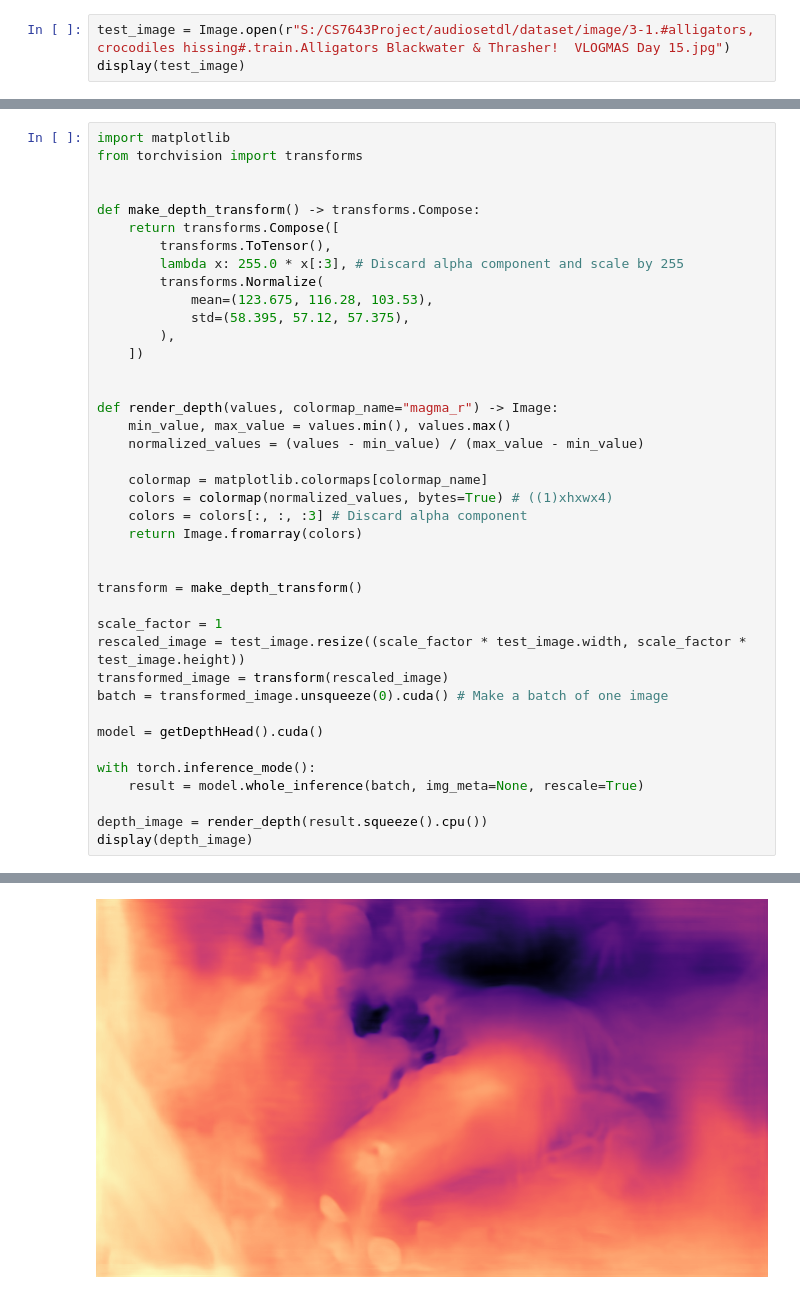
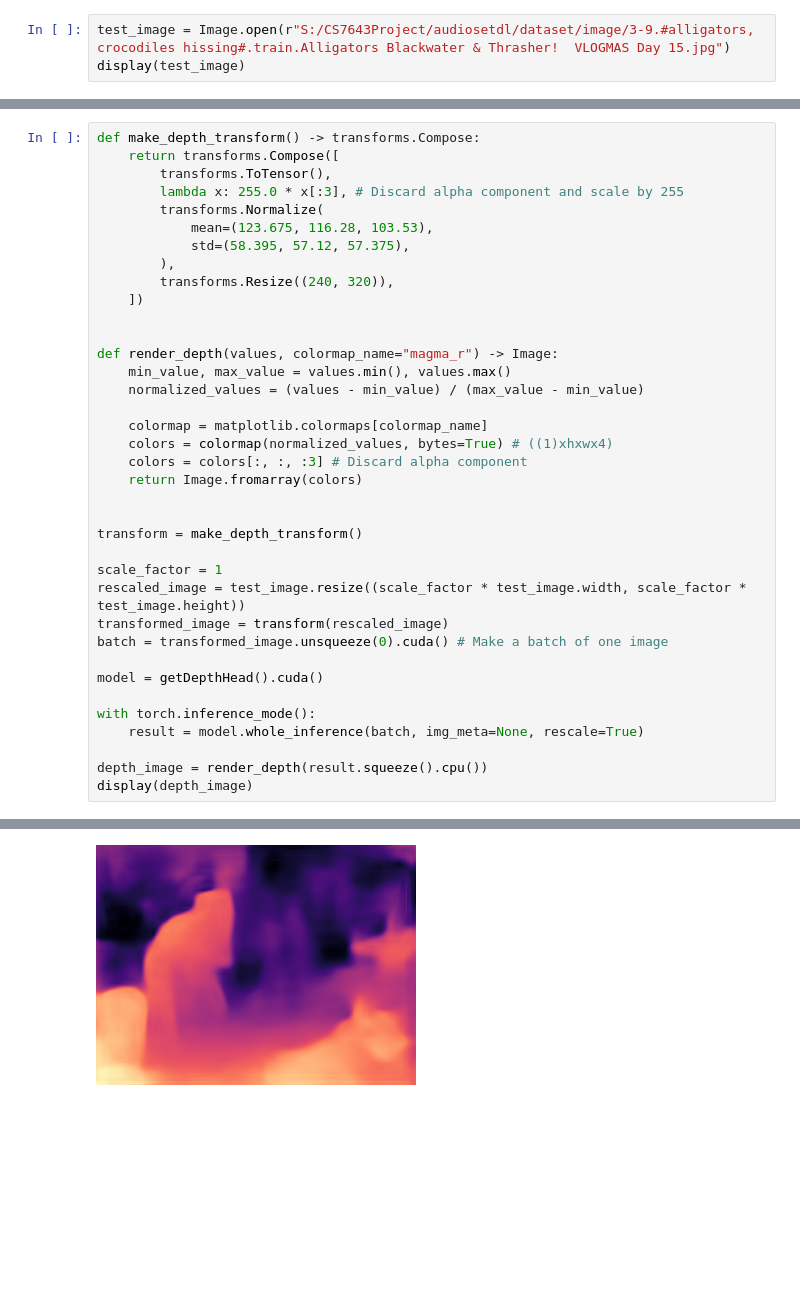
Before and after one commit to Lapernum/IM4WAV, a Jupyter notebook: model/layer/test.ipynb, the cells around one changed output, grey strips where cells are left out. Saved outputs shown, nothing was run; the diff lists cells and outputs as text; blank space fills up the shorter version.

```diff
--- a/model/layer/test.ipynb
+++ b/model/layer/test.ipynb
@@ -7,6 +9,6 @@ from depth import getDepthHead
 from segmentation import getSegmentationHead, getSegmentationModel
 from mmseg.apis import inference_segmentor
 # %%
-test_image = Image.open(r"S:/CS7643Project/audiosetdl/dataset/image/3-1.#alligators, crocodiles hissing#.train.Alligators Blackwater & Thrasher!  VLOGMAS Day 15.jpg")
+test_image = Image.open(r"S:/CS7643Project/audiosetdl/dataset/image/3-9.#alligators, crocodiles hissing#.train.Alligators Blackwater & Thrasher!  VLOGMAS Day 15.jpg")
 display(test_image)
 # %% [output]
@@ -14,8 +16,4 @@ display(test_image)
 # %%
-import matplotlib
-from torchvision import transforms
-
-
 def make_depth_transform() -> transforms.Compose:
     return transforms.Compose([
         transforms.ToTensor(),
@@ -24,37 +22,38 @@ def make_depth_transform() -> transforms.Compose:
             mean=(123.675, 116.28, 103.53),
             std=(58.395, 57.12, 57.375),
         ),
+        transforms.Resize((240, 320)),
     ])
 
 
 def render_depth(values, colormap_name="magma_r") -> Image:
     min_value, max_value = values.min(), values.max()
     normalized_values = (values - min_value) / (max_value - min_value)
 
     colormap = matplotlib.colormaps[colormap_name]
     colors = colormap(normalized_values, bytes=True) # ((1)xhxwx4)
     colors = colors[:, :, :3] # Discard alpha component
     return Image.fromarray(colors)
 
 
 transform = make_depth_transform()
 
 scale_factor = 1
 rescaled_image = test_image.resize((scale_factor * test_image.width, scale_factor * test_image.height))
 transformed_image = transform(rescaled_image)
 batch = transformed_image.unsqueeze(0).cuda() # Make a batch of one image
 
 model = getDepthHead().cuda()
 
 with torch.inference_mode():
     result = model.whole_inference(batch, img_meta=None, rescale=True)
 
 depth_image = render_depth(result.squeeze().cpu())
 display(depth_image)
 # %% [output]
 Using cache found in C:\Users\mjh01/.cache\torch\hub\facebookresearch_dinov2_main
 load checkpoint from http path: https://dl.fbaipublicfiles.com/dinov2/dinov2_vits14/dinov2_vits14_nyu_dpt_head.pth
-[figure, old version]
+[figure, new version]
 # %%
 import numpy as np
 
```
Also changed, not shown: parts of 3 cells of this notebook, 1 other file.
